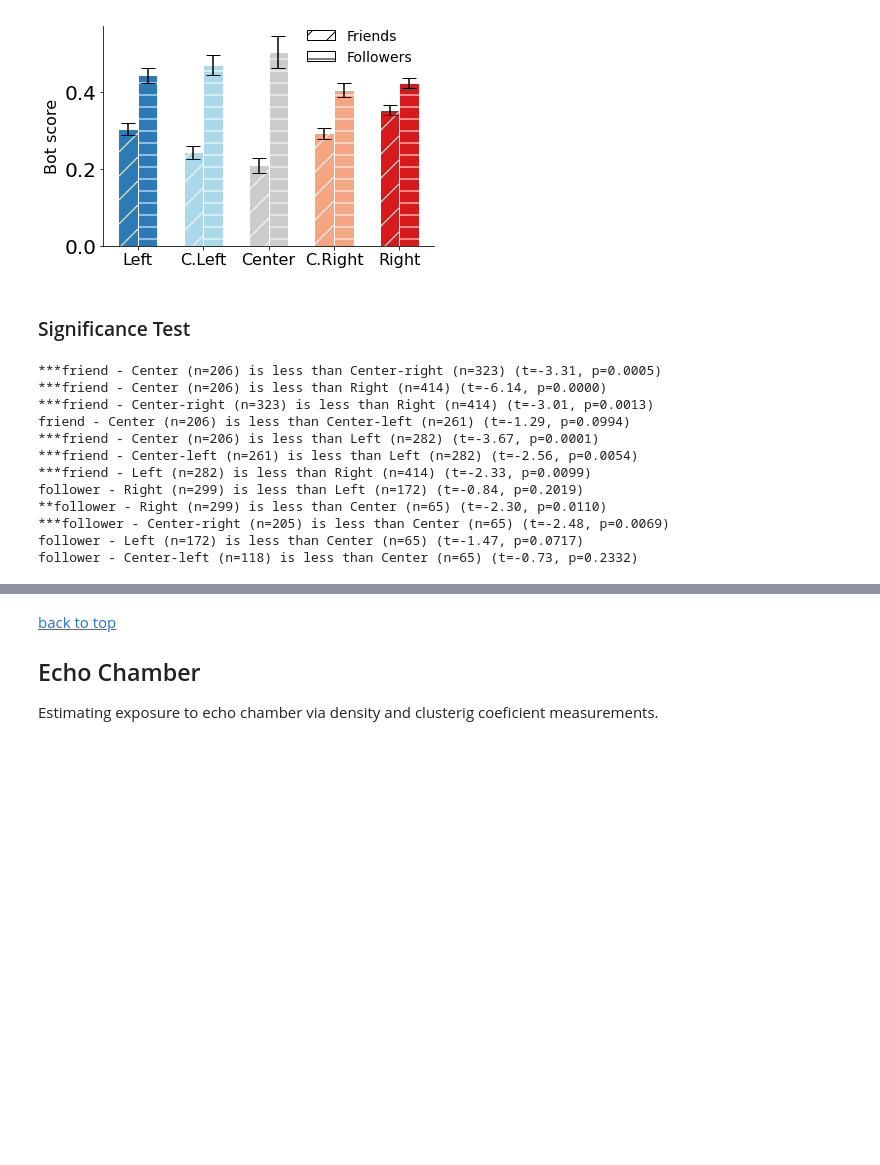
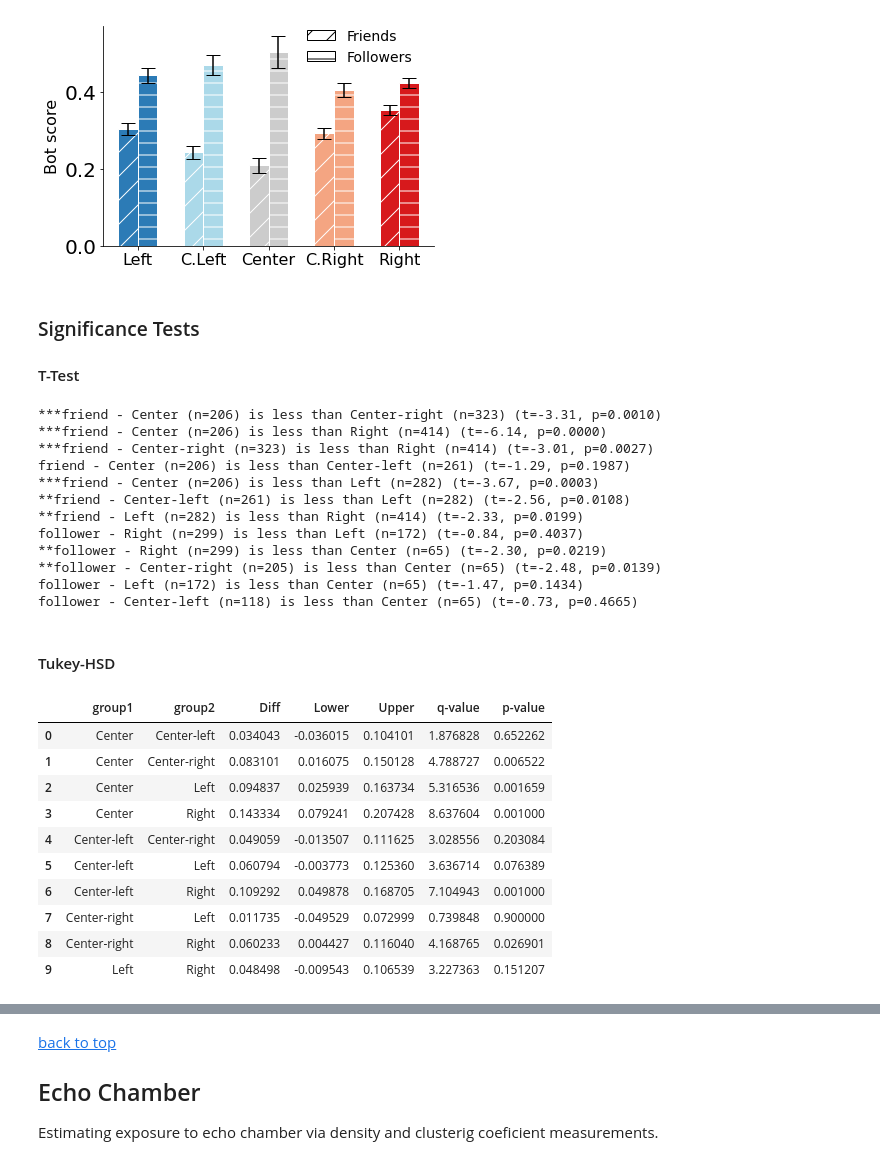
Before and after one commit to osome-iu/DrifterBot, a Jupyter notebook: exps/FinalPaperPlots.ipynb, the cells around one changed output, grey strips where cells are left out. Drawn from its saved outputs; the diff is of its cells as text; code cells hidden in the pictures; blank space fills up the shorter version.

Commit message:
updating t-tests as two-sided.

```diff
--- a/exps/FinalPaperPlots.ipynb
+++ b/exps/FinalPaperPlots.ipynb
@@ -314,7 +403,8 @@ plt_helper.plotTwoBarsPlot(
 # %% [output]
 [figure]
 # %% [markdown]
-### Significance Test
+### Significance Tests
+#### T-Test
 # %%
 pairs_to_compare =[
     ("Center","Center-right","friend"),
@@ -340,22 +430,24 @@ for pair in pairs_to_compare:
     res = stats.ttest_ind(
         set1,
         set2,
-        alternative='less'
+#         alternative='less'
     )
     print("{}{} - {} (n={}) is less than {} (n={}) (t={:.2f}, p={:.4f})".format(
         "***" if res[1]<=.01 else ("**" if res[1]<=.05 else ""),
         pair[2], pair[0], len(set1), pair[1], len(set2), res[0], res[1]
     ))
 # %% [output]
-***friend - Center (n=206) is less than Center-right (n=323) (t=-3.31, p=0.0005)
+***friend - Center (n=206) is less than Center-right (n=323) (t=-3.31, p=0.0010)
 ***friend - Center (n=206) is less than Right (n=414) (t=-6.14, p=0.0000)
-***friend - Center-right (n=323) is less than Right (n=414) (t=-3.01, p=0.0013)
-friend - Center (n=206) is less than Center-left (n=261) (t=-1.29, p=0.0994)
-***friend - Center (n=206) is less than Left (n=282) (t=-3.67, p=0.0001)
-***friend - Center-left (n=261) is less than Left (n=282) (t=-2.56, p=0.0054)
-***friend - Left (n=282) is less than Right (n=414) (t=-2.33, p=0.0099)
-follower - Right (n=299) is less than Left (n=172) (t=-0.84, p=0.2019)
-**follower - Right (n=299) is less than Center (n=65) (t=-2.30, p=0.0110)
-***follower - Center-right (n=205) is less than Center (n=65) (t=-2.48, p=0.0069)
-follower - Left (n=172) is less than Center (n=65) (t=-1.47, p=0.0717)
-follower - Center-left (n=118) is less than Center (n=65) (t=-0.73, p=0.2332)
+***friend - Center-right (n=323) is less than Right (n=414) (t=-3.01, p=0.0027)
+friend - Center (n=206) is less than Center-left (n=261) (t=-1.29, p=0.1987)
+***friend - Center (n=206) is less than Left (n=282) (t=-3.67, p=0.0003)
+**friend - Center-left (n=261) is less than Left (n=282) (t=-2.56, p=0.0108)
+**friend - Left (n=282) is less than Right (n=414) (t=-2.33, p=0.0199)
+follower - Right (n=299) is less than Left (n=172) (t=-0.84, p=0.4037)
+**follower - Right (n=299) is less than Center (n=65) (t=-2.30, p=0.0219)
+**follower - Center-right (n=205) is less than Center (n=65) (t=-2.48, p=0.0139)
+follower - Left (n=172) is less than Center (n=65) (t=-1.47, p=0.1434)
+follower - Center-left (n=118) is less than Center (n=65) (t=-0.73, p=0.4665)
+# %% [markdown]
+#### Tukey-HSD
@@ -361,0 +456,27 @@ follower - Center-left (n=118) is less than Center (n=65) (t=-0.73, p=0.2332)
+# %%
+bot_score_summary_follower = pd.melt(
+    bot_score_summary.apply(pd.Series).transpose().follower.reset_index(),
+    id_vars=['index'],
+    value_vars=['Center', 'Center-left', 'Center-right', 'Left', 'Right']
+)
+bot_score_summary_friend = pd.melt(
+    bot_score_summary.apply(pd.Series).transpose().friend.reset_index(),
+    id_vars=['index'],
+    value_vars=['Center', 'Center-left', 'Center-right', 'Left', 'Right']
+)
+# %%
+res = stat()
+res.tukey_hsd(df=bot_score_summary_friend, res_var='value', xfac_var='seed', anova_model='value ~ C(seed)')
+res.tukey_summary
+# %% [output]
+|  | group1 | group2 | Diff | Lower | Upper | q-value | p-value |
+| 0 | Center | Center-left | 0.034043 | -0.036015 | 0.104101 | 1.876828 | 0.652262 |
+| 1 | Center | Center-right | 0.083101 | 0.016075 | 0.150128 | 4.788727 | 0.006522 |
+| 2 | Center | Left | 0.094837 | 0.025939 | 0.163734 | 5.316536 | 0.001659 |
+| 3 | Center | Right | 0.143334 | 0.079241 | 0.207428 | 8.637604 | 0.001000 |
+| 4 | Center-left | Center-right | 0.049059 | -0.013507 | 0.111625 | 3.028556 | 0.203084 |
+| 5 | Center-left | Left | 0.060794 | -0.003773 | 0.125360 | 3.636714 | 0.076389 |
+| 6 | Center-left | Right | 0.109292 | 0.049878 | 0.168705 | 7.104943 | 0.001000 |
+| 7 | Center-right | Left | 0.011735 | -0.049529 | 0.072999 | 0.739848 | 0.900000 |
+| 8 | Center-right | Right | 0.060233 | 0.004427 | 0.116040 | 4.168765 | 0.026901 |
+| 9 | Left | Right | 0.048498 | -0.009543 | 0.106539 | 3.227363 | 0.151207 |
```
Also changed, not shown: parts of 7 cells of this notebook.
